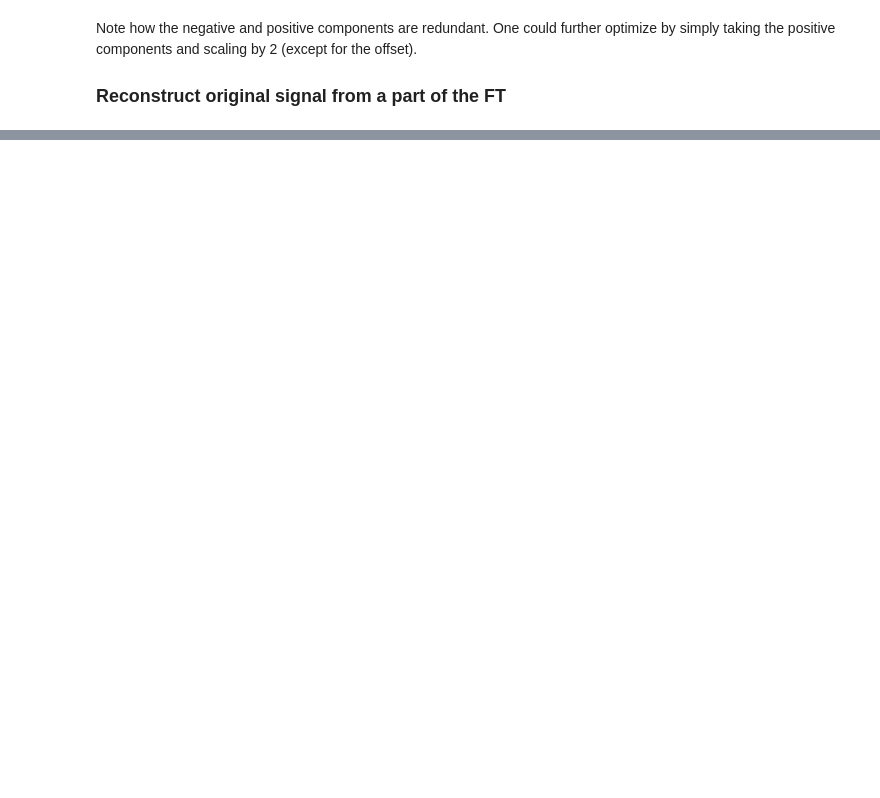
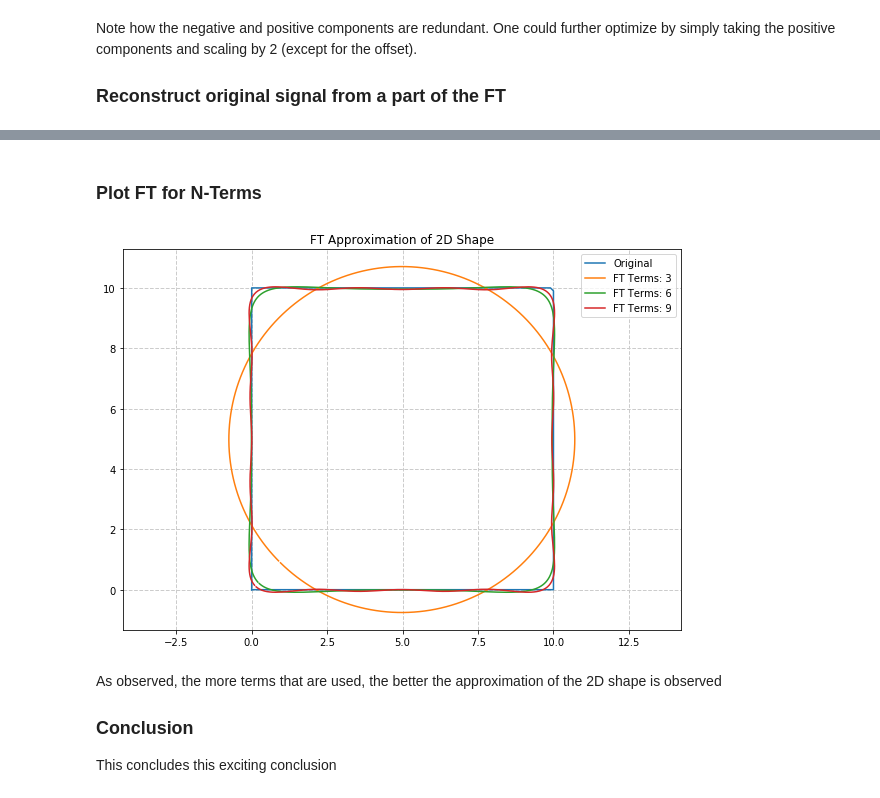
Before and after one commit to NateZimmer/Optimization-Tutorials, a Jupyter notebook: Pages/FourierTransform.ipynb, the cells around one changed output, grey strips where cells are left out. Drawn from its saved outputs; the diff is of its cells as text; code cells hidden in the pictures; blank space fills up the shorter version.

```diff
--- a/Pages/FourierTransform.ipynb
+++ b/Pages/FourierTransform.ipynb
@@ -166,0 +190,14 @@ As observed, shockingly, we were able to model a cosine with the Fourier Transfo
+# %%
+route_p = np.array(route[:,0] + 1j*route[:,1]) # Define route in terms of real & imaginary
+res_s = dft(route_p) # Take FFT
+res_ang_s = np.arctan2(np.imag(res_s),np.real(res_s))
+res_amp_s = (np.real(res_s)**2 + np.imag(res_s)**2)**(1/2)/len(res_s)
+res_freq_s = np.concatenate([np.arange(0,int(len(res_s)/2)),np.arange(-int(len(res_s)/2),0)])*(2*np.pi/len(route_p))
+fft_res_s = np.array([res_amp_s,res_ang_s,res_freq_s]).T
+fft_sort_s = fft_res_s[fft_res_s[:,0].argsort()]
+fft_sort_s = np.flipud(fft_sort_s)
+
+fft_n = 5 # Use this amount of samples to represent signal
+
+print('Top ' + str(fft_n) + ' FFT samples')
+print(DataFrame(fft_sort_s[:fft_n], columns=['Amplitude',"Phase",'Frequency']))
@@ -166,0 +212,30 @@ As observed, shockingly, we were able to model a cosine with the Fourier Transfo
+# %% [markdown]
+### Plot FT for N-Terms
+# %%
+theta = np.arange(0,400,1)
+
+fig, ax = plt.subplots()
+ax.plot(route[:,0],route[:,1],label='Original')
+
+for i in range(3):
+    fft_n = i*3 + 2
+    amp = np.array([fft_sort_s[0:fft_n,0]]).T
+    phase = np.array([fft_sort_s[0:fft_n,1]]).T  * (theta*0+1)
+    freq = np.array([fft_sort_s[0:fft_n,2]]).T
+    x_fft = np.ones([1,fft_n]) @ (amp * np.cos(( freq * theta + phase )))
+    y_fft = np.ones([1,fft_n]) @ (amp * np.sin(( freq * theta + phase )))
+    ax.plot(x_fft.T,y_fft.T,label='FT Terms: ' + str(fft_n+1))
+
+ax.legend(loc='upper right')
+ax.axis('equal')
+plt.title('FT Approximation of 2D Shape')
+fig.set_size_inches(10,7)
+ax.grid(color='0.8', linestyle='--', linewidth=1)
+# %% [output]
+[figure, added]
+# %% [markdown]
+As observed, the more terms that are used, the better the approximation of the 2D shape is observed
+
+### Conclusion
+
+This concludes this exciting conclusion
```
Also changed, not shown: parts of 10 cells of this notebook.
